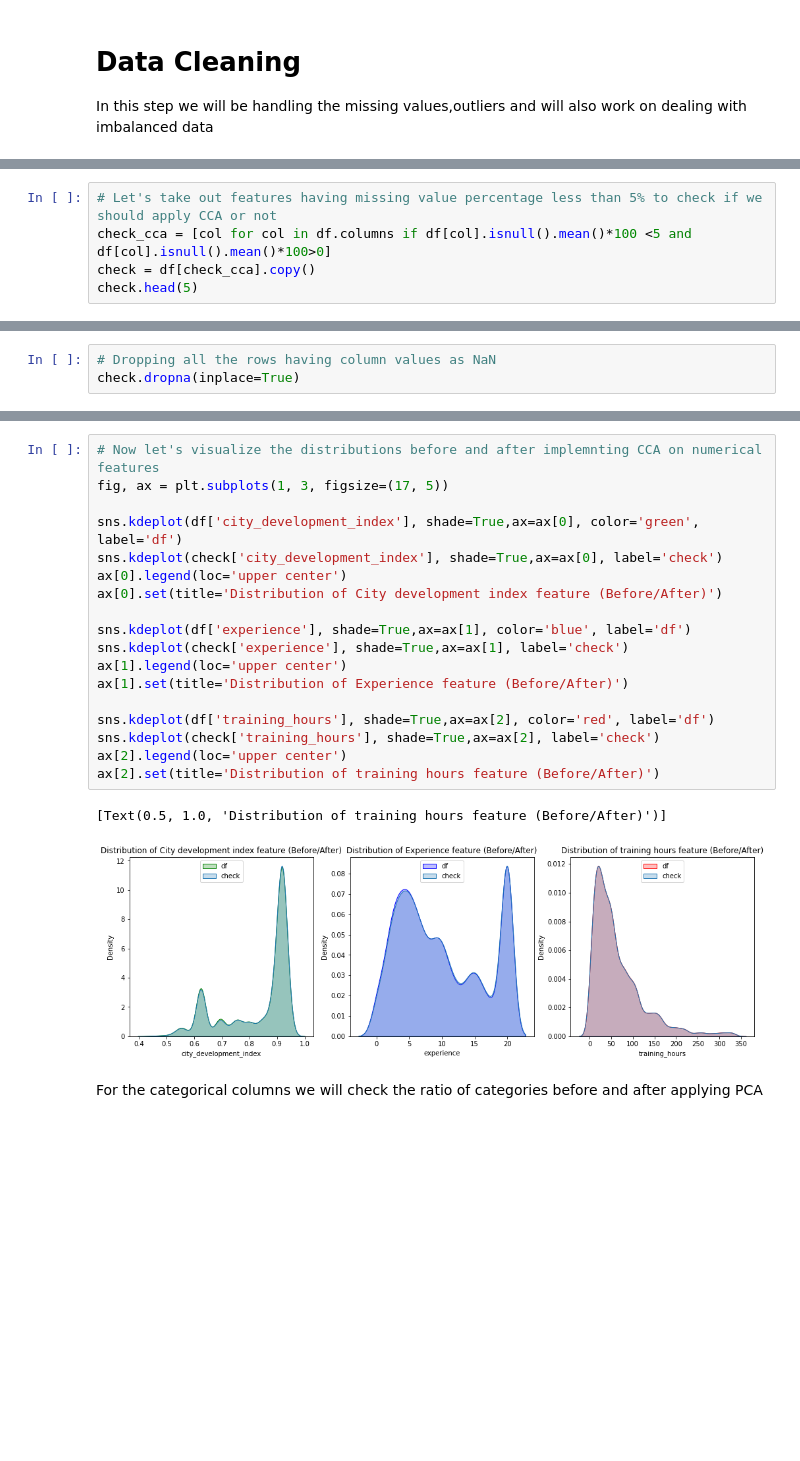
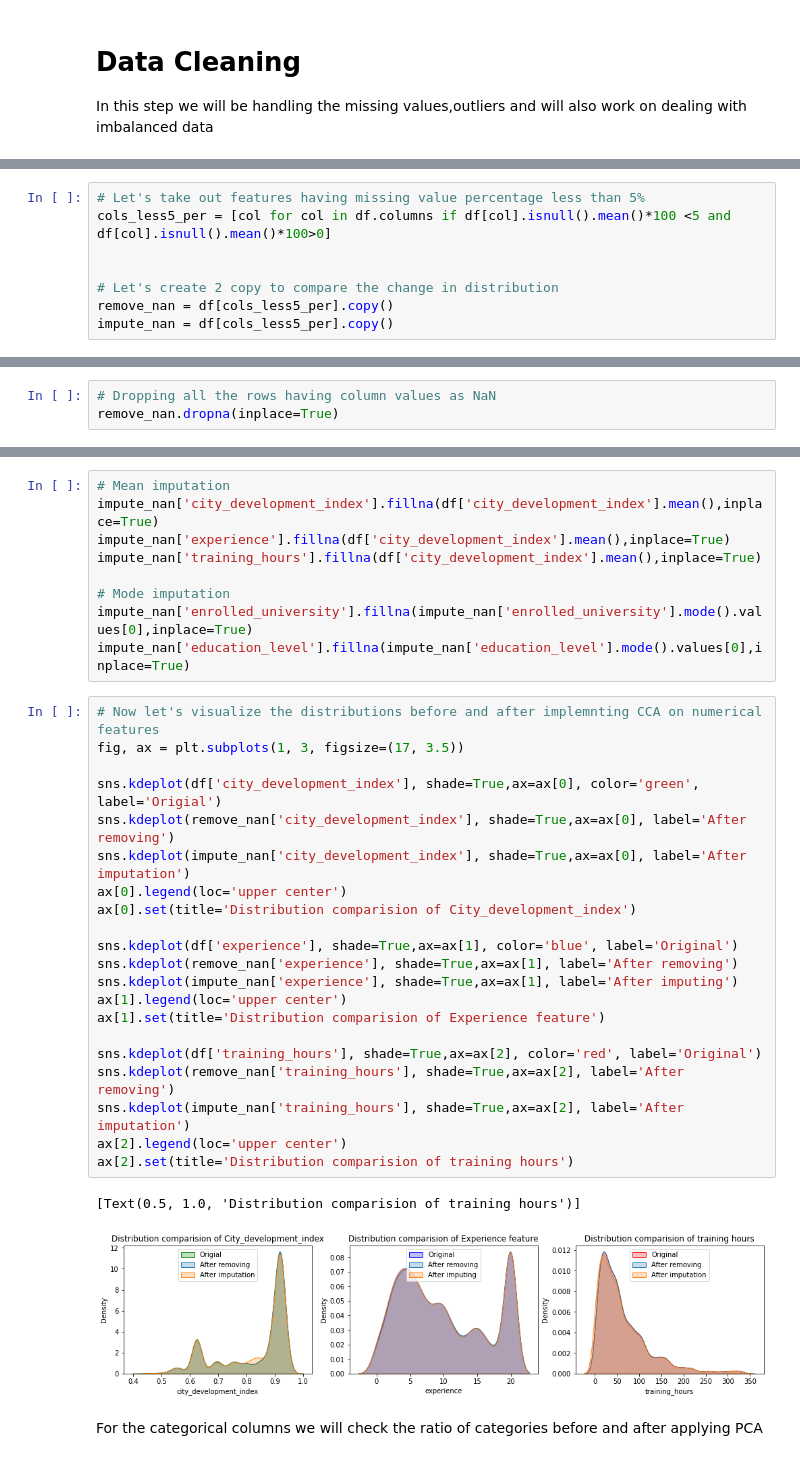
Before and after one commit to yuvraaj2002/Old_projects, a Jupyter notebook: DS job and salary prediction/DS_job_prediction.ipynb, the cells around one changed output, grey strips where cells are left out. Cells and saved outputs as stored; diff of their text form; blank space fills up the shorter version.

Commit message:
Handeled missing values in columns having less than 5% with different approach

```diff
--- a/DS job and salary prediction/DS_job_prediction.ipynb
+++ b/DS job and salary prediction/DS_job_prediction.ipynb
@@ -146,7 +130,10 @@ df.head(3)
 | 1 | 0.776 | Male | No relevent experience | no_enrollment | Graduate | ... |
 | 2 | 0.624 | NaN | No relevent experience | Full time course | Graduate | ... |
 # %%
-# Let's take out features having missing value percentage less than 5% to check if we should apply CCA or not
-check_cca = [col for col in df.columns if df[col].isnull().mean()*100 <5 and df[col].isnull().mean()*100>0]
-check = df[check_cca].copy()
-check.head(5)
+# Let's take out features having missing value percentage less than 5%
+cols_less5_per = [col for col in df.columns if df[col].isnull().mean()*100 <5 and df[col].isnull().mean()*100>0]
+
+
+# Let's create 2 copy to compare the change in distribution
+remove_nan = df[cols_less5_per].copy()
+impute_nan = df[cols_less5_per].copy()
@@ -160,3 +140,3 @@ check.head(5)
 # %%
 # Dropping all the rows having column values as NaN
-check.dropna(inplace=True)
+remove_nan.dropna(inplace=True)
@@ -163,24 +145,36 @@ check.dropna(inplace=True)
+# %%
+# Mean imputation
+impute_nan['city_development_index'].fillna(df['city_development_index'].mean(),inplace=True)
+impute_nan['experience'].fillna(df['city_development_index'].mean(),inplace=True)
+impute_nan['training_hours'].fillna(df['city_development_index'].mean(),inplace=True)
+
+# Mode imputation
+impute_nan['enrolled_university'].fillna(impute_nan['enrolled_university'].mode().values[0],inplace=True)
+impute_nan['education_level'].fillna(impute_nan['education_level'].mode().values[0],inplace=True)
 # %%
 # Now let's visualize the distributions before and after implemnting CCA on numerical features
-fig, ax = plt.subplots(1, 3, figsize=(17, 5))
+fig, ax = plt.subplots(1, 3, figsize=(17, 3.5))
 
-sns.kdeplot(df['city_development_index'], shade=True,ax=ax[0], color='green', label='df')
-sns.kdeplot(check['city_development_index'], shade=True,ax=ax[0], label='check')
+sns.kdeplot(df['city_development_index'], shade=True,ax=ax[0], color='green', label='Origial')
+sns.kdeplot(remove_nan['city_development_index'], shade=True,ax=ax[0], label='After removing')
+sns.kdeplot(impute_nan['city_development_index'], shade=True,ax=ax[0], label='After imputation')
 ax[0].legend(loc='upper center')
-ax[0].set(title='Distribution of City development index feature (Before/After)')
+ax[0].set(title='Distribution comparision of City_development_index')
 
-sns.kdeplot(df['experience'], shade=True,ax=ax[1], color='blue', label='df')
-sns.kdeplot(check['experience'], shade=True,ax=ax[1], label='check')
+sns.kdeplot(df['experience'], shade=True,ax=ax[1], color='blue', label='Original')
+sns.kdeplot(remove_nan['experience'], shade=True,ax=ax[1], label='After removing')
+sns.kdeplot(impute_nan['experience'], shade=True,ax=ax[1], label='After imputing')
 ax[1].legend(loc='upper center')
-ax[1].set(title='Distribution of Experience feature (Before/After)')
+ax[1].set(title='Distribution comparision of Experience feature')
 
-sns.kdeplot(df['training_hours'], shade=True,ax=ax[2], color='red', label='df')
-sns.kdeplot(check['training_hours'], shade=True,ax=ax[2], label='check')
+sns.kdeplot(df['training_hours'], shade=True,ax=ax[2], color='red', label='Original')
+sns.kdeplot(remove_nan['training_hours'], shade=True,ax=ax[2], label='After removing')
+sns.kdeplot(impute_nan['training_hours'], shade=True,ax=ax[2], label='After imputation')
 ax[2].legend(loc='upper center')
-ax[2].set(title='Distribution of training hours feature (Before/After)')
+ax[2].set(title='Distribution comparision of training hours')
 # %% [output]
-[Text(0.5, 1.0, 'Distribution of training hours feature (Before/After)')]
+[Text(0.5, 1.0, 'Distribution comparision of training hours')]
-[figure, old version]
+[figure, new version]
 # %% [markdown]
 For the categorical columns we will check the ratio of categories before and after applying PCA
 # %%
```
Also changed, not shown: parts of 11 cells of this notebook.
